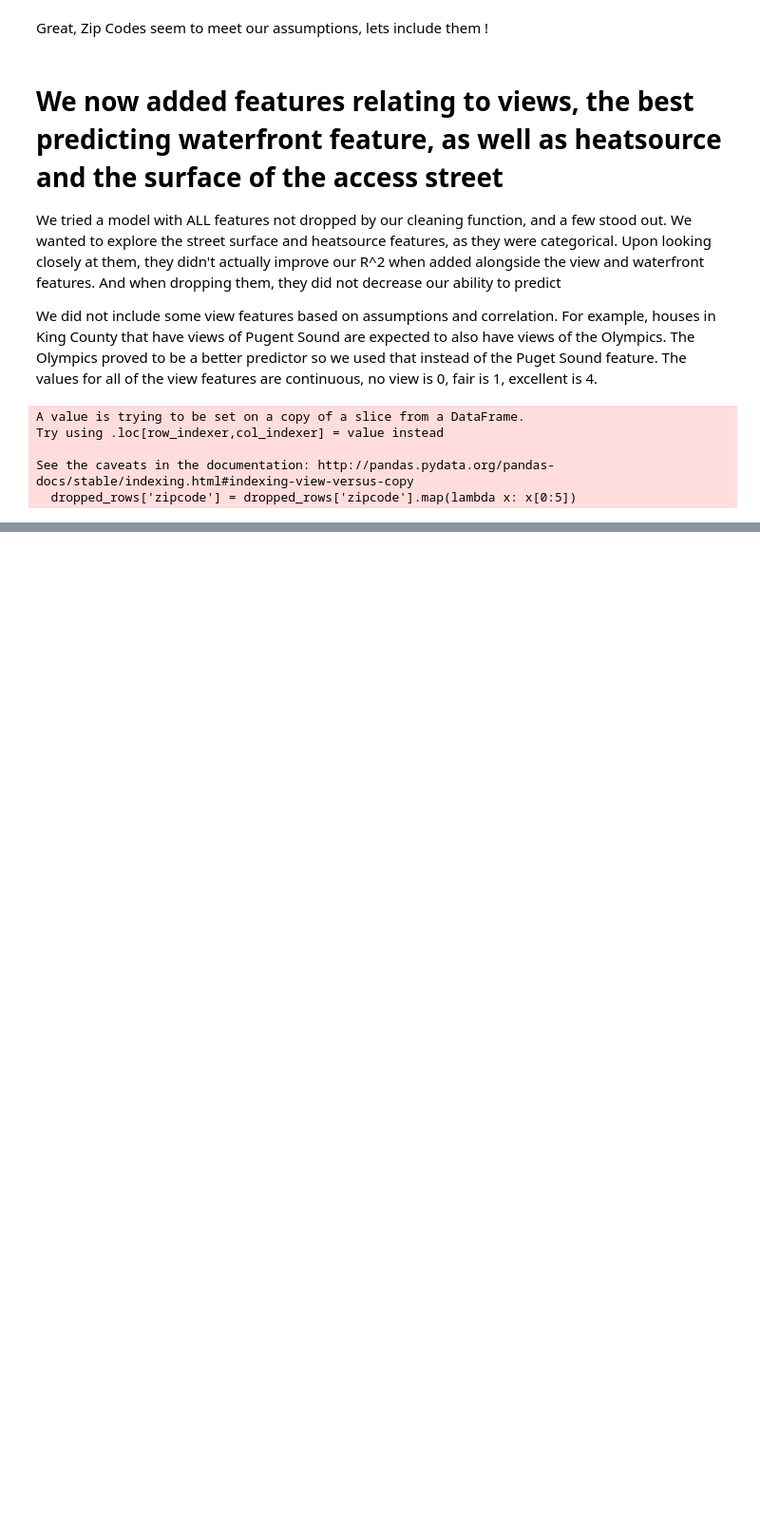
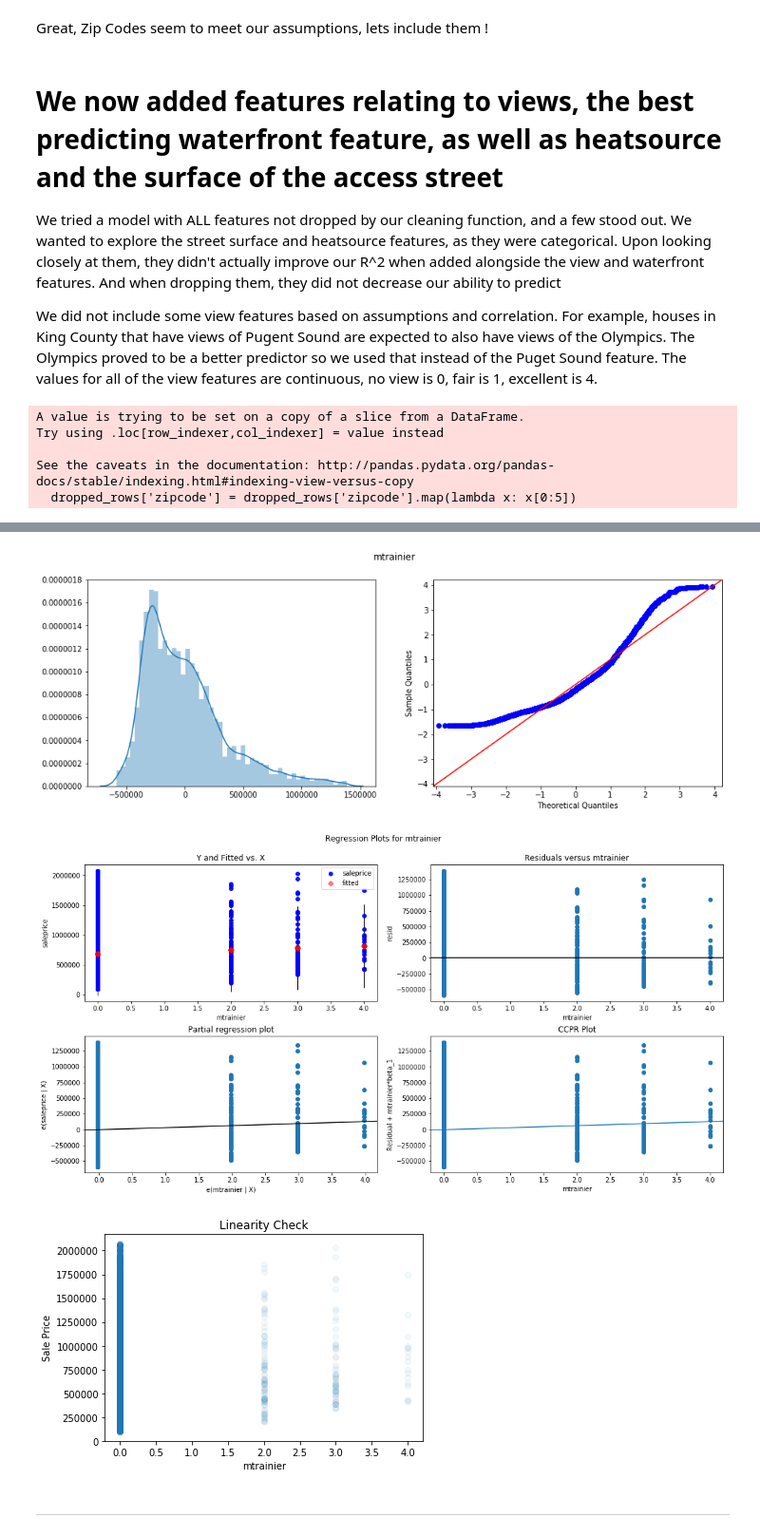
Before and after one commit to aabrahamson3/king-county-housing, a Jupyter notebook: EDA_Final.ipynb, the cells around one changed output, grey strips where cells are left out. Shown at 95% size. Drawn from its saved outputs; the diff is of its cells as text; code cells hidden in the pictures; blank space fills up the shorter version.

```diff
--- a/EDA_Final.ipynb
+++ b/EDA_Final.ipynb
@@ -129,0 +359,11 @@ See the caveats in the documentation: http://pandas.pydata.org/pandas-docs/stabl
+# %%
+# this displays the assumption tests for mtrainier feature
+kc.check_feature_resid_dist(['mtrainier'],X, Y)
+kc.check_feature_heteros(['mtrainier'], X, Y)
+kc.check_feature_linearity(['mtrainier'], X, Y)
+# %% [output]
+[figure, added]
+[figure, added]
+[figure, added]
+# %% [markdown]
+__________________________________________________________________
```
Also changed, not shown: parts of 26 cells of this notebook.
